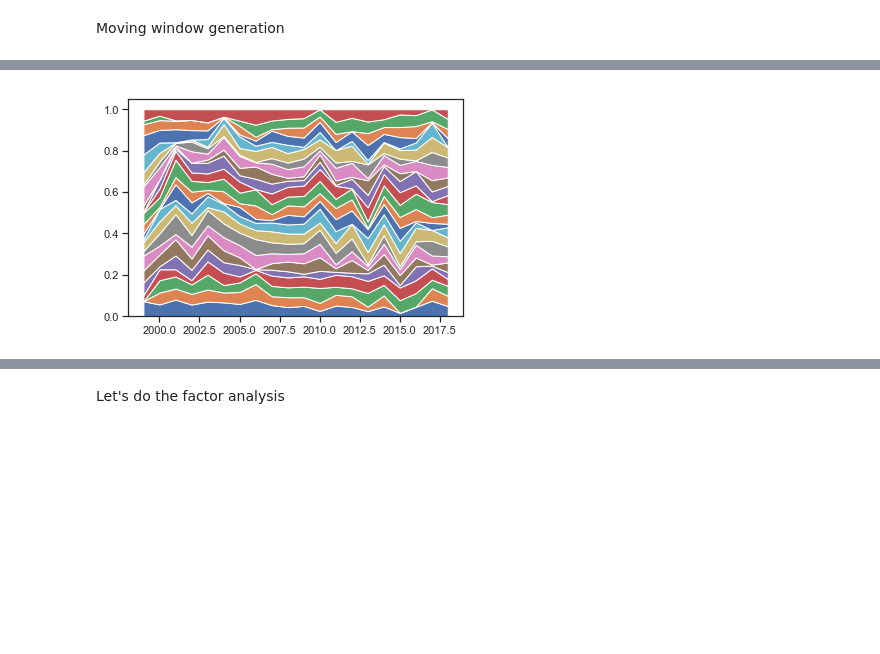
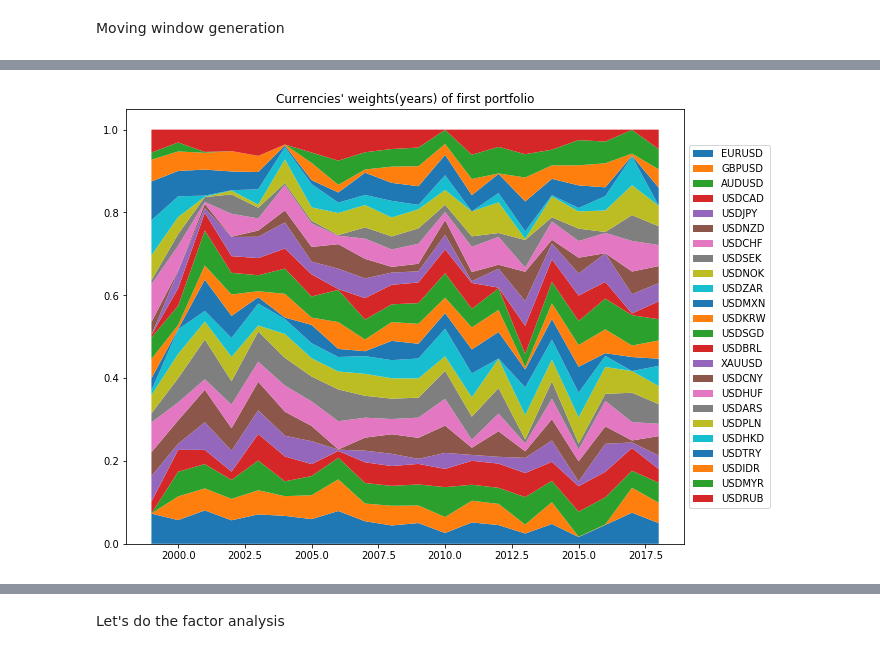
Before and after one commit to laureat/Python, a Jupyter notebook: PCA.ipynb, the cells around one changed output, grey strips where cells are left out. Saved outputs shown, nothing was run; the diff lists cells and outputs as text; code cells hidden in the pictures; blank space fills up the shorter version.

```diff
--- a/PCA.ipynb
+++ b/PCA.ipynb
@@ -25,7 +29,7 @@ def rolling_pca(window_data):
     transf=StandardScaler().fit_transform(window_data)
     pca = PCA(n_components=2)
     pca.fit(transf)
-    return pca.components_[0], pca.components_[1]
+    return pca.components_[0], pca.components_[1], pca.explained_variance_ratio_[0], pca.explained_variance_ratio_[1]
 
 #calculates 1st and 2nd principal components for the given data
 # %%
@@ -42,15 +72,22 @@ pc1=[]
 pc2=[]
 weights1=[]
 weights2=[]
+explained_v1=[]
+explained_v2=[]
 
 for i in curr.index.year.unique():
     data=rolling_pca(curr[curr.index.year==i])
     pc1.append(data[0])
     pc2.append(data[1])
+
     weights1.append(np.square(data[0]))
     weights2.append(np.square(data[1]))
 
-# Find 1 and second principal components for every year from 1999-2018
+    explained_v1.append(data[2])
+    explained_v2.append(data[3])
+
+
+# Find 1st and 2nd principal components for every year from 1999-2018
 # By squaring find the weights???
 # %%
 w1=pd.DataFrame(weights1,index=curr.index.year.unique(),columns=curr.columns.tolist())
@@ -62,6 +103,8 @@ w2_tr=w2.transpose()
 # %%
-fig, ax = plt.subplots()
+fig, ax = plt.subplots(figsize=(10,8))
 ax.stackplot(X_std_1.index.year.unique(), w1_tr)
+ax.set_title('Currencies\' weights(years) of first portfolio')
+plt.legend(w1_tr.index,loc='center left',bbox_to_anchor=(1,0.5))
 plt.show()
 # %% [output]
-[figure, old version]
+[figure, new version]
```
Also changed, not shown: parts of 14 cells of this notebook.
